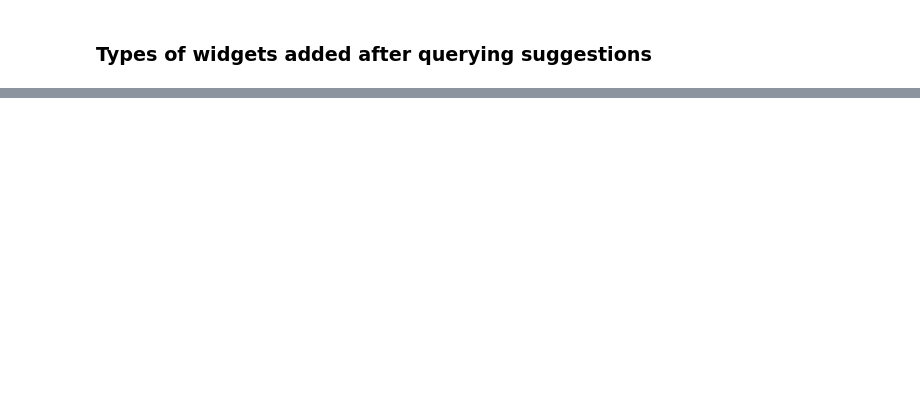
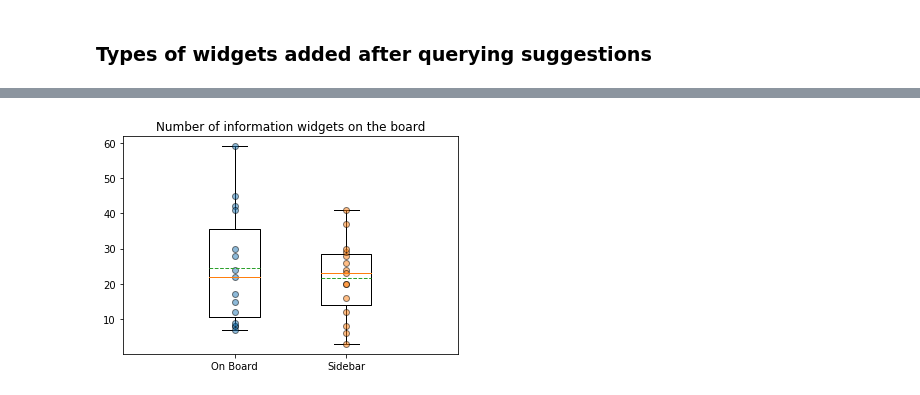
Before and after one commit to creativecolab/IntegratedSearch, a Jupyter notebook: DataAnalysis/DataCollection.ipynb, the cells around one changed output, grey strips where cells are left out. Drawn from its saved outputs; the diff is of its cells as text; code cells hidden in the pictures; blank space fills up the shorter version.

```diff
--- a/DataAnalysis/DataCollection.ipynb
+++ b/DataAnalysis/DataCollection.ipynb
@@ -1278,0 +1295,13 @@ plt.show()
+# %%
+f, ax = plt.subplots()
+ax.boxplot(addedWidgets[(addedWidgets['widgetGroup']=='Information Widgets') & (addedWidgets['studyType']=='On Board')].groupby('boardId')['count'].sum(),positions=[1/3], showmeans=True, meanline=True)
+ax.boxplot(addedWidgets[(addedWidgets['widgetGroup']=='Information Widgets') & (addedWidgets['studyType']=='Sidebar')].groupby('boardId')['count'].sum(),positions=[2/3], showmeans=True, meanline=True)
+ax.plot([1/3  for x in range(len(addedWidgets[(addedWidgets['widgetGroup']=='Information Widgets') & (addedWidgets['studyType']=='On Board')].groupby('boardId')['count'].sum()))], addedWidgets[(addedWidgets['widgetGroup']=='Information Widgets') & (addedWidgets['studyType']=='On Board')].groupby('boardId')['count'].sum(), 'o', markeredgecolor='k', alpha=0.5)
+ax.plot([2/3 for x in range(len(addedWidgets[(addedWidgets['widgetGroup']=='Information Widgets') & (addedWidgets['studyType']=='Sidebar')].groupby('boardId')['count'].sum()))], addedWidgets[(addedWidgets['widgetGroup']=='Information Widgets') & (addedWidgets['studyType']=='Sidebar')].groupby('boardId')['count'].sum(), 'o', markeredgecolor='k', alpha=0.5)
+plt.xlim([0, 1])
+ax.set_xticks([1/3, 2/3])
+ax.set_xticklabels(['On Board', 'Sidebar'])
+ax.set_title('Number of information widgets on the board')
+plt.show()
+# %% [output]
+[figure, added]
```
Also changed, not shown: parts of 22 cells of this notebook.
